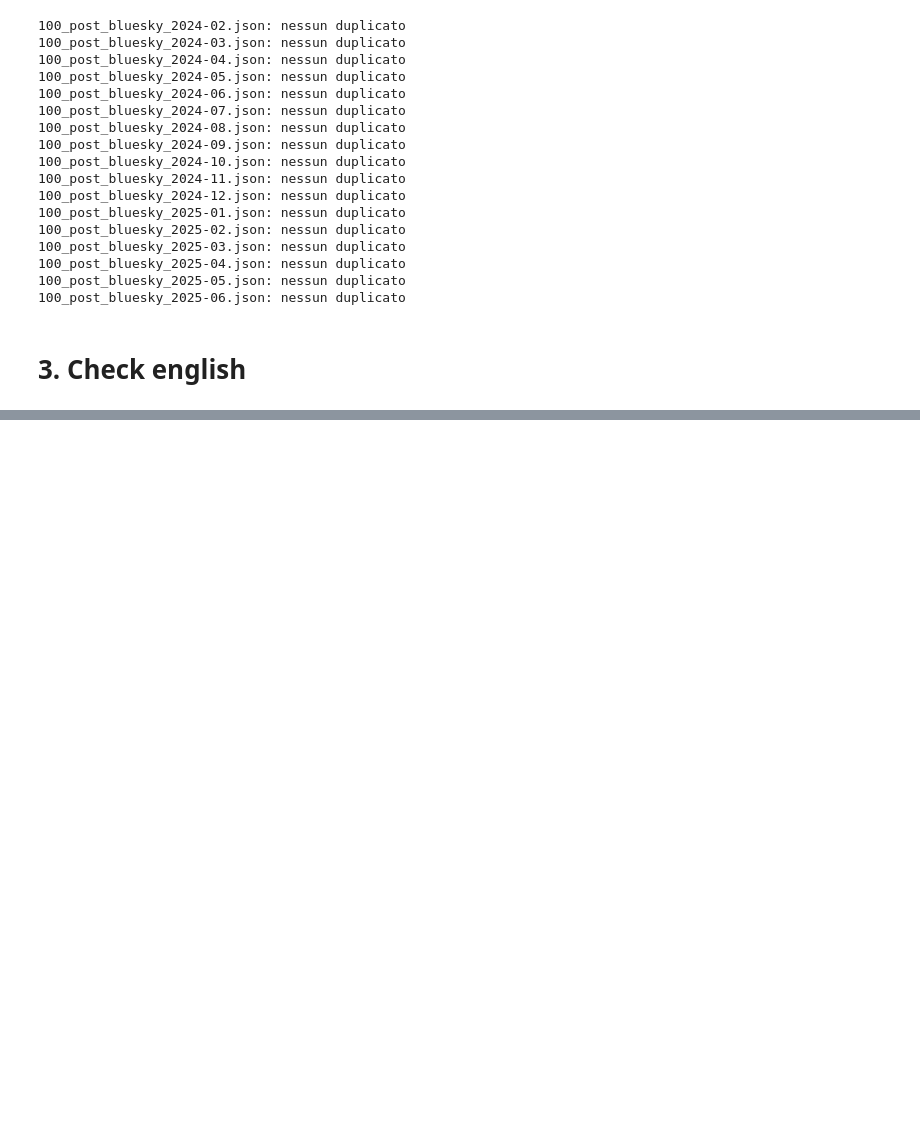
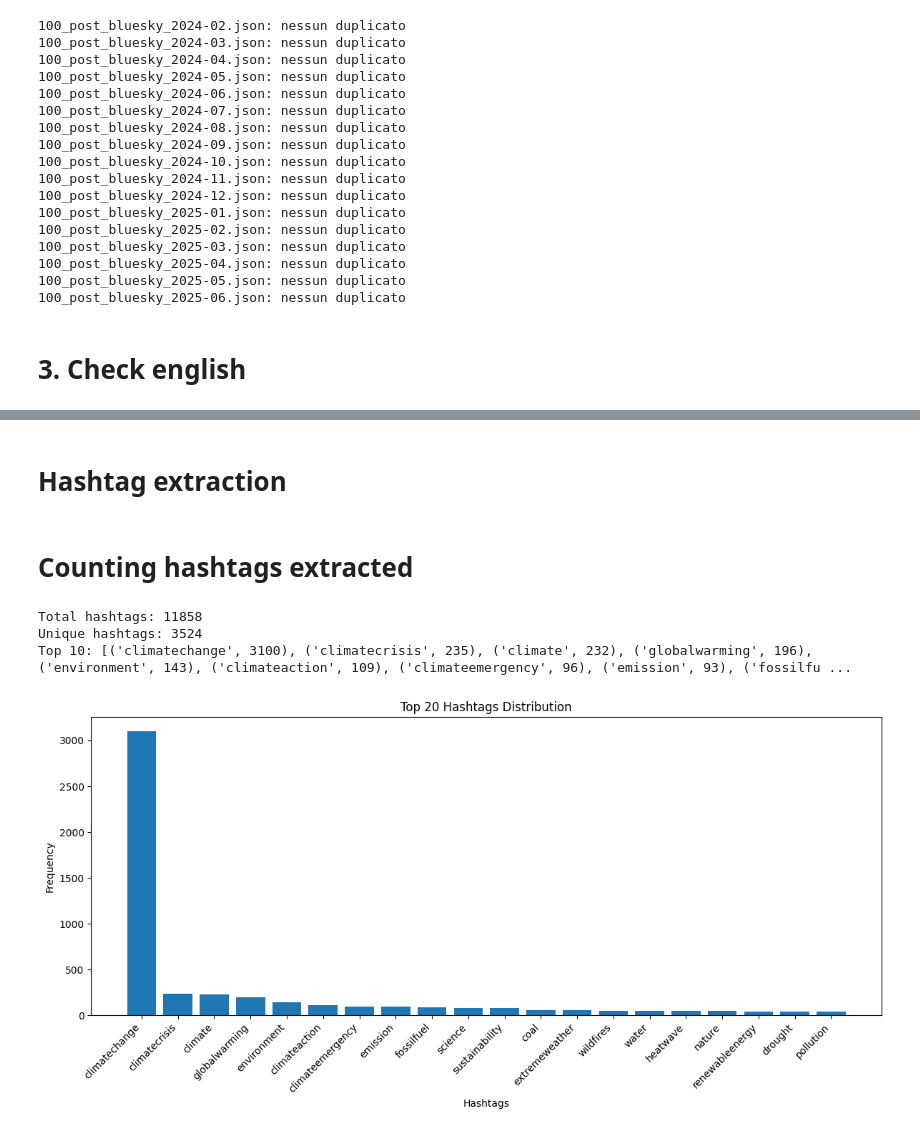
Before and after one commit to Damn18/Social-graph-miner-multi-platform-data-analysis, a Jupyter notebook: bluesky/code/100_posts/postprocessing.ipynb, the cells around one changed output, grey strips where cells are left out. Saved outputs shown, nothing was run; the diff lists cells and outputs as text; code cells hidden in the pictures; blank space fills up the shorter version.

```diff
--- a/bluesky/code/100_posts/postprocessing.ipynb
+++ b/bluesky/code/100_posts/postprocessing.ipynb
@@ -14,9 +22,9 @@ from bs4 import BeautifulSoup
+# %%
+folder = "/home/damn/Documents/PROJECTS/THESIS/Social-graph-miner-multi-platform-data-analysis/bluesky/dataset/100_posts/100_posts"
 # %% [markdown]
 ## 1. Number of posts
 # %%
 # CHECK NUMERO DI POST PER MESE
-
-folder = "/home/damn/Documents/PROJECTS/THESIS/Social-graph-miner-multi-platform-data-analysis/bluesky/dataset/100_posts"
 
 for fname in os.listdir(folder):
     if fname.endswith(".json"):
@@ -177,0 +150,2 @@ for fname in os.listdir(folder):
+# %% [markdown]
+# Hashtag extraction
@@ -177,0 +171,44 @@ for fname in os.listdir(folder):
+# %% [markdown]
+# Counting hashtags extracted
+# %%
+file = "/home/damn/Documents/PROJECTS/THESIS/Social-graph-miner-multi-platform-data-analysis/bluesky/code/hashtag/100_posts/hashtag_raw.json"
+out  = "/home/damn/Documents/PROJECTS/THESIS/Social-graph-miner-multi-platform-data-analysis/bluesky/code/hashtag/100_posts/hashtag_norm.json"
+
+#
+with open(file, "r", encoding="utf-8") as f:
+    hashtags = json.load(f)
+
+# lowercase normalization
+hashtags_nor = [tag.lower() for tag in hashtags]
+
+# frequencies
+count_ba = Counter(hashtags_nor)
+
+
+with open(out, "w", encoding="utf-8") as f:
+    json.dump(count_ba, f, ensure_ascii=False, indent=2)
+
+
+
+print(f"Total hashtags: {len(hashtags_nor)}")
+print(f"Unique hashtags: {len(count_ba)}")
+print("Top 10:", count_ba.most_common(20))
+# print("\n")
+# for a in count_ba.most_common(100):
+#     print(a)
+# %% [output]
+Total hashtags: 11858
+Unique hashtags: 3524
+Top 10: [('climatechange', 3100), ('climatecrisis', 235), ('climate', 232), ('globalwarming', 196), ('environment', 143), ('climateaction', 109), ('climateemergency', 96), ('emission', 93), ('fossilfu ...
+# %%
+hashtags, freqs = zip(*count_ba.most_common(20))
+plt.figure(figsize=(12, 6))
+plt.bar(hashtags, freqs)
+plt.xticks(rotation=45, ha="right")
+plt.title("Top 20 Hashtags Distribution")
+plt.xlabel("Hashtags")
+plt.ylabel("Frequency")
+plt.tight_layout()
+plt.show()
+# %% [output]
+[figure, added]
```
Also changed, not shown: parts of 18 cells of this notebook, 29 other files.
